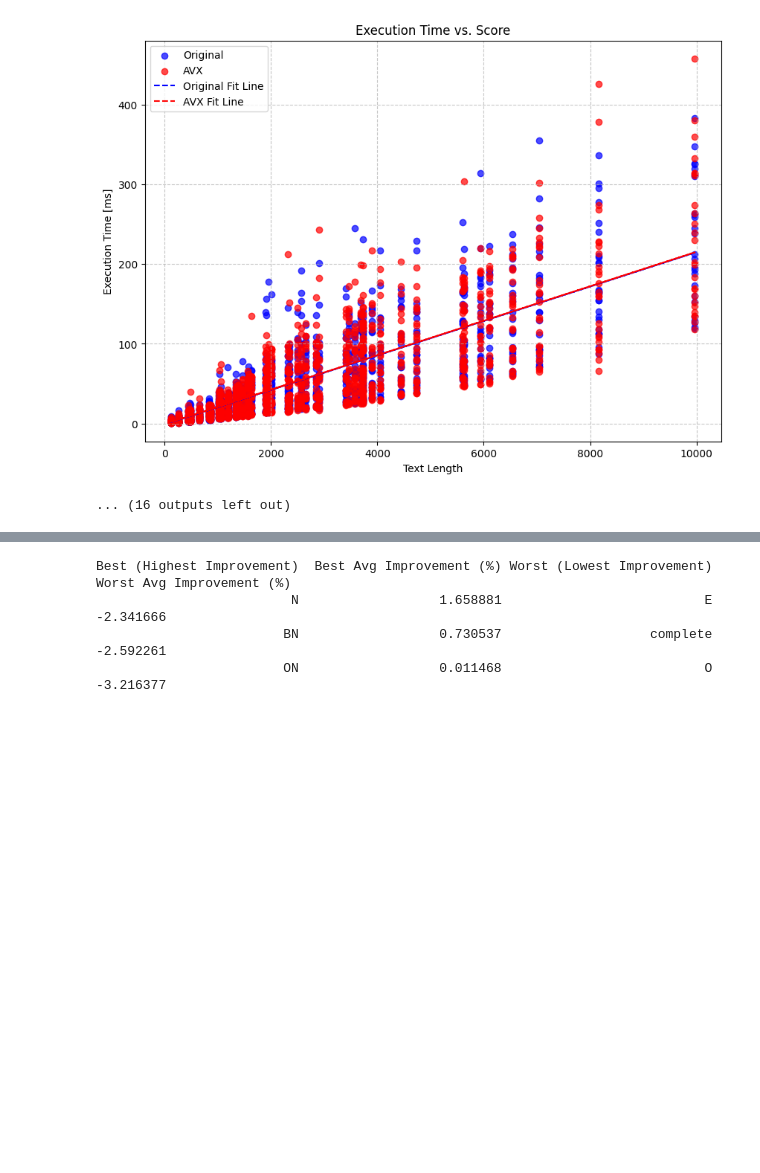
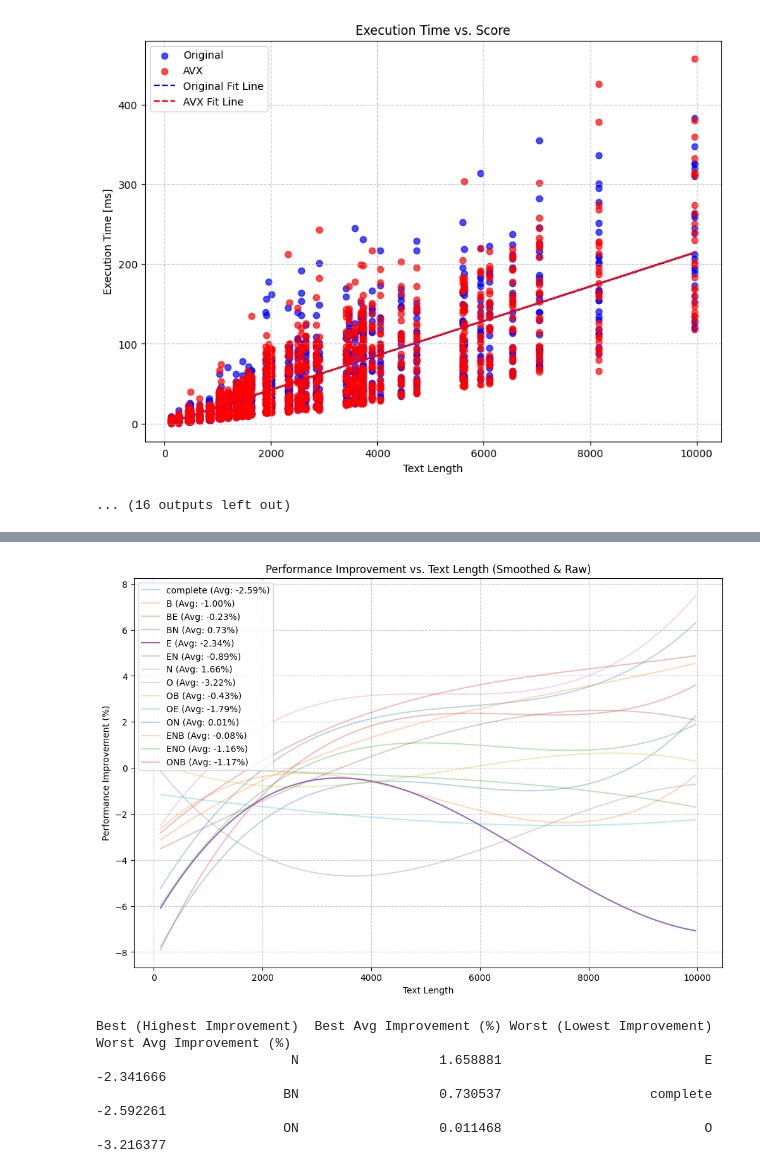
Before and after one commit to TheBanana03/BiWave-X, a Jupyter notebook: examples/benchmark_analysis.ipynb, the cells around one changed output, grey strips where cells are left out. Drawn from its saved outputs; the diff is of its cells as text; code cells hidden in the pictures; blank space fills up the shorter version.

```diff
--- a/examples/benchmark_analysis.ipynb
+++ b/examples/benchmark_analysis.ipynb
@@ -267,3 +425,48 @@ plt.show()
+# %%
+# Create a figure
+plt.figure(figsize=(12, 8))
+
+# Compute average improvements for all analyzers
+avg_improvements = {name: np.mean(analyzer.improvements) for name, analyzer in performance_analyzers.items()}
+
+# Sort analyzers by average improvement
+sorted_analyzers = sorted(avg_improvements, key=avg_improvements.get)
+
+# Identify the third-lowest analyzer (fallback to the lowest available if fewer exist)
+third_lowest_analyzer = sorted_analyzers[2] if len(sorted_analyzers) > 2 else sorted_analyzers[-1]
+
+# Iterate over all performance analyzers
+for name, analyzer in performance_analyzers.items():
+    # Ensure data is sorted by text length
+    sorted_indices = np.argsort(analyzer.text_lengths)
+    sorted_text_lengths = np.array(analyzer.text_lengths)[sorted_indices]
+    sorted_improvements = np.array(analyzer.improvements)[sorted_indices]
+
+    # Fit a cubic polynomial (degree 3) for smooth trend
+    poly_coeffs = np.polyfit(sorted_text_lengths, sorted_improvements, deg=3)
+    poly_fit = np.poly1d(poly_coeffs)
+
+    # Generate smooth x values for plotting the curve
+    smooth_x = np.linspace(min(sorted_text_lengths), max(sorted_text_lengths), 100)
+    smooth_y = poly_fit(smooth_x)
+
+    # Determine opacity
+    alpha_value = 1.0 if name == third_lowest_analyzer else 0.3  # Third lowest gets full opacity
+
+    # Plot the smoothed trend line
+    plt.plot(smooth_x, smooth_y, linestyle='-', label=f"{name} (Avg: {avg_improvements[name]:.2f}%)", alpha=alpha_value)
+
+# Set labels and title
+plt.xlabel("Text Length")
+plt.ylabel("Performance Improvement (%)")
+plt.title("Performance Improvement vs. Text Length (Smoothed & Raw)")
+plt.legend()
+plt.grid(True, linestyle="--", alpha=0.7)
+
+# Show the plot
+plt.show()
+# %% [output]
+[figure, added]
 # %%
 # Dictionary to store average improvement for each analyzer
 improvement_stats = {name: np.mean(analyzer.improvements) for name, analyzer in performance_analyzers.items()}
```
Also changed, not shown: parts of 8 cells of this notebook, 4 other files.
